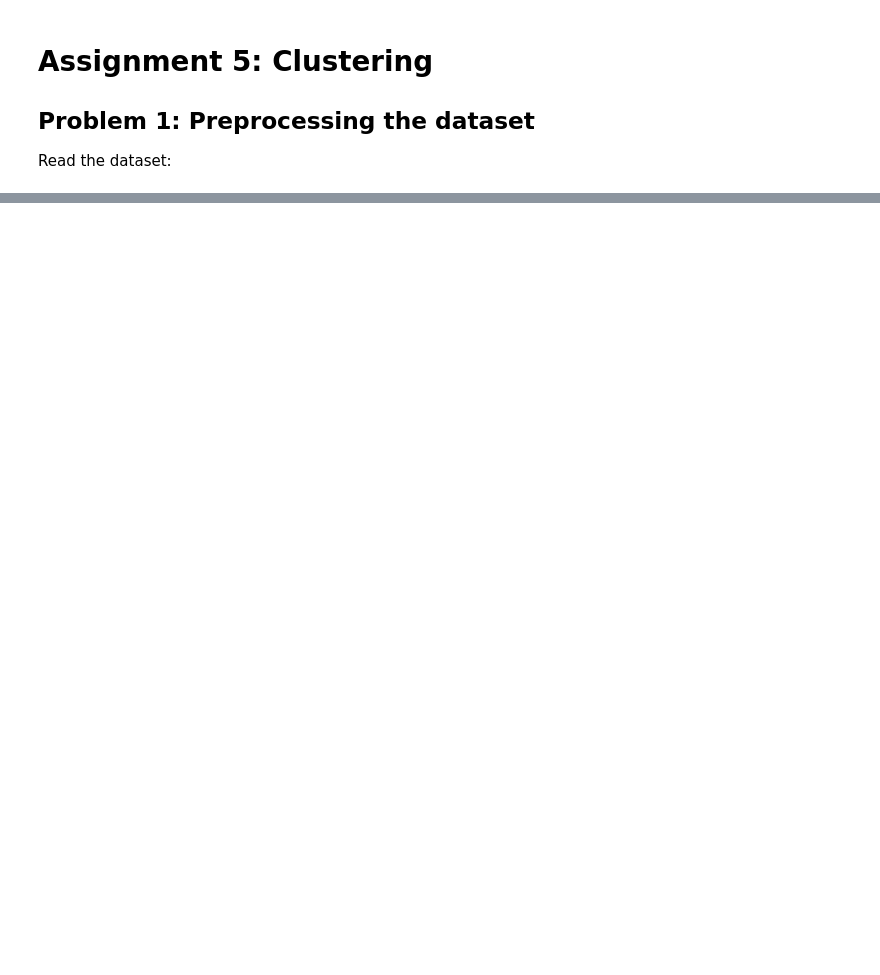
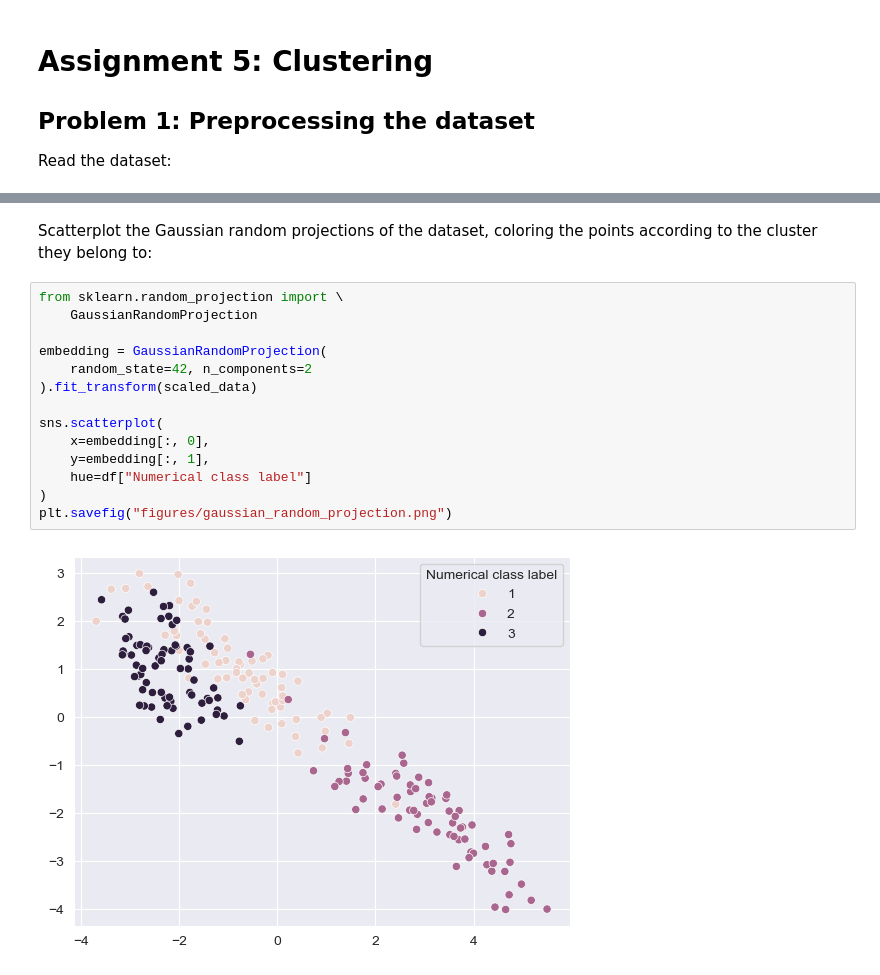
Before and after one commit to GiacomoGuidotto/DAT565, a Jupyter notebook: assignment-5/notebook-5.ipynb, the cells around one changed output, grey strips where cells are left out. Cells and saved outputs as stored; diff of their text form; blank space fills up the shorter version.

```diff
--- a/assignment-5/notebook-5.ipynb
+++ b/assignment-5/notebook-5.ipynb
@@ -18,0 +98,18 @@ data.head()
+# %% [markdown]
+Scatterplot the Gaussian random projections of the dataset, coloring the points according to the cluster they belong to:
+# %%
+from sklearn.random_projection import \
+	GaussianRandomProjection
+
+embedding = GaussianRandomProjection(
+	random_state=42, n_components=2
+).fit_transform(scaled_data)
+
+sns.scatterplot(
+	x=embedding[:, 0],
+	y=embedding[:, 1],
+	hue=df["Numerical class label"]
+)
+plt.savefig("figures/gaussian_random_projection.png")
+# %% [output]
+[figure, added]
```
Also changed, not shown: parts of 9 cells of this notebook, 5 other files.
